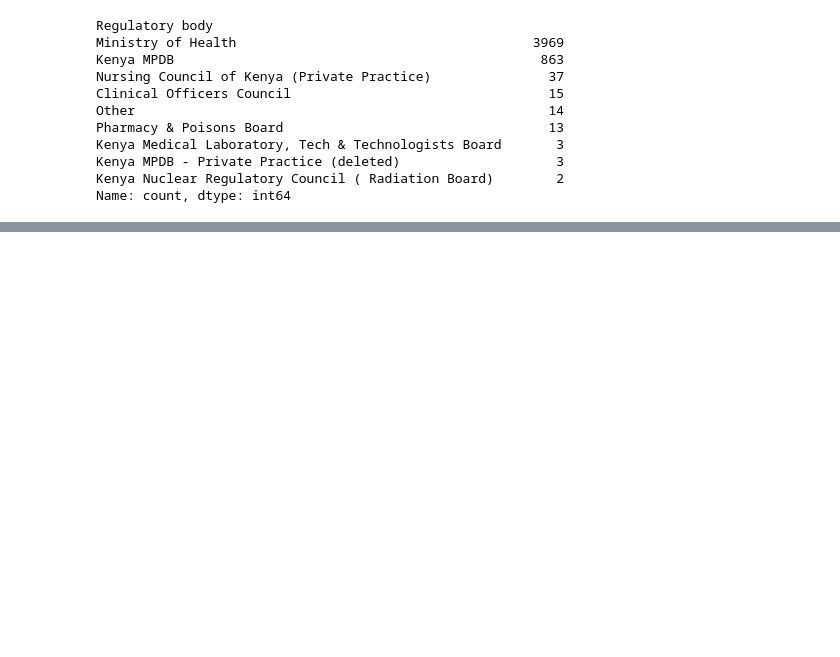
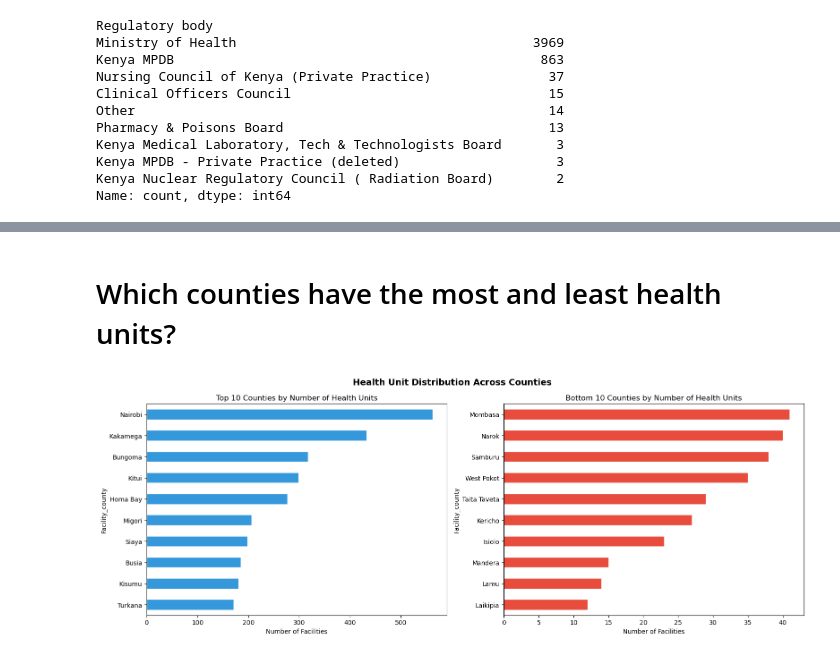
Before and after one commit to mercy-ndungu/kenya-health-fairness-audit, a Jupyter notebook: notebooks/data_cleaning_and_exploration.ipynb, the cells around one changed output, grey strips where cells are left out. Cells and saved outputs as stored; diff of their text form; code cells hidden in the pictures; blank space fills up the shorter version.

```diff
--- a/notebooks/data_cleaning_and_exploration.ipynb
+++ b/notebooks/data_cleaning_and_exploration.ipynb
@@ -208,0 +326,25 @@ Pharmacies Data Set cleaning steps
+# %% [markdown]
+# Which counties have the most and least health units?
+# %%
+county_counts = health_units['Facility_county'].value_counts()
+
+fig, axes = plt.subplots(1, 2, figsize=(16, 6))
+
+# Top 10 counties
+county_counts.head(10).plot(kind='barh', ax=axes[0], color='#3498db', edgecolor='white')
+axes[0].set_title('Top 10 Counties by Number of Health Units')
+axes[0].set_xlabel('Number of Facilities')
+axes[0].invert_yaxis()
+
+# Bottom 10 counties
+county_counts.tail(10).plot(kind='barh', ax=axes[1], color='#e74c3c', edgecolor='white')
+axes[1].set_title('Bottom 10 Counties by Number of Health Units')
+axes[1].set_xlabel('Number of Facilities')
+axes[1].invert_yaxis()
+
+plt.suptitle('Health Unit Distribution Across Counties', fontsize=14, fontweight='bold')
+plt.tight_layout()
+plt.savefig('../outputs/figures/county_health_unit_distribution.png', dpi=150)
+plt.show()
+# %% [output]
+[figure, added]
```
Also changed, not shown: parts of 74 cells of this notebook.
